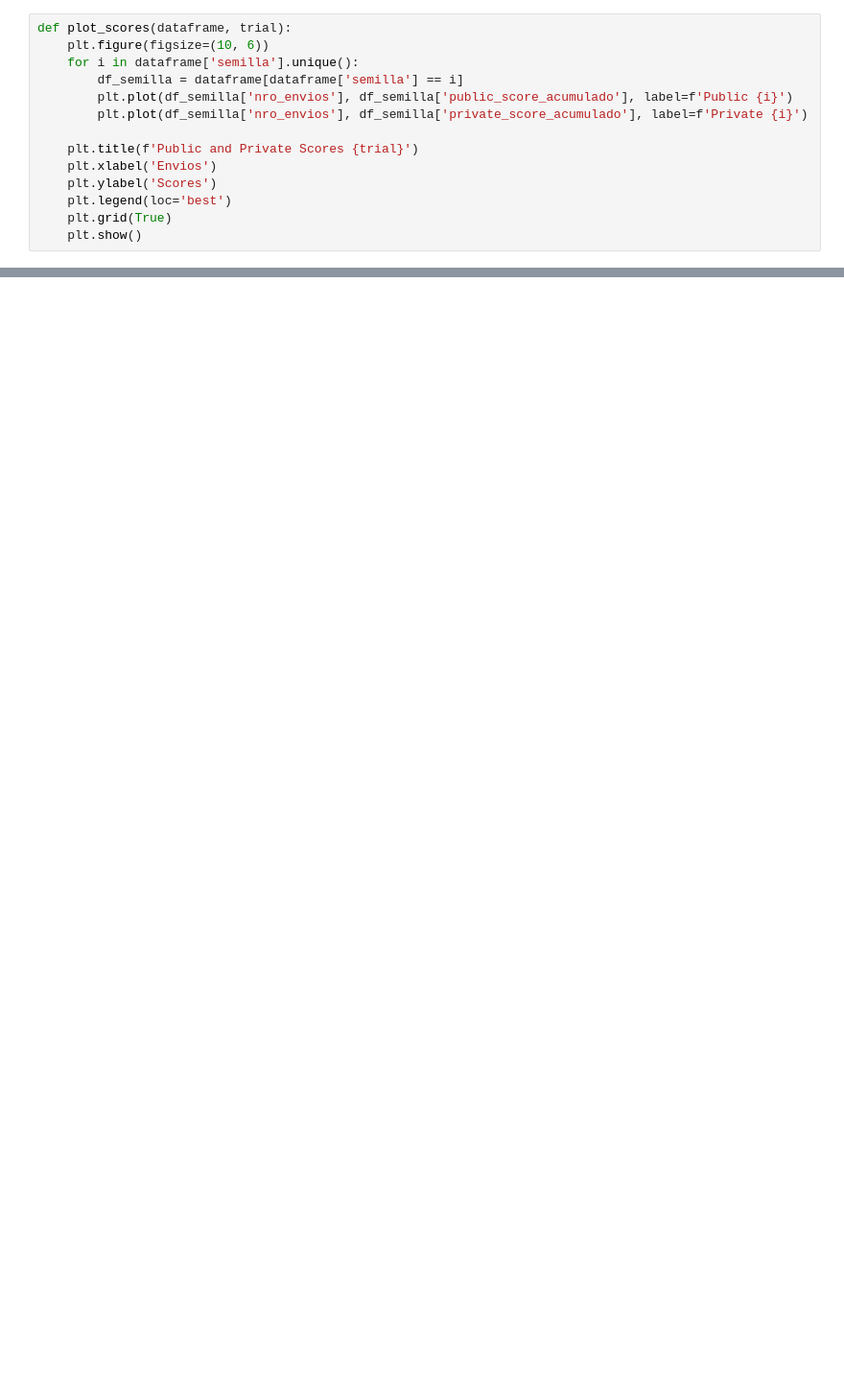
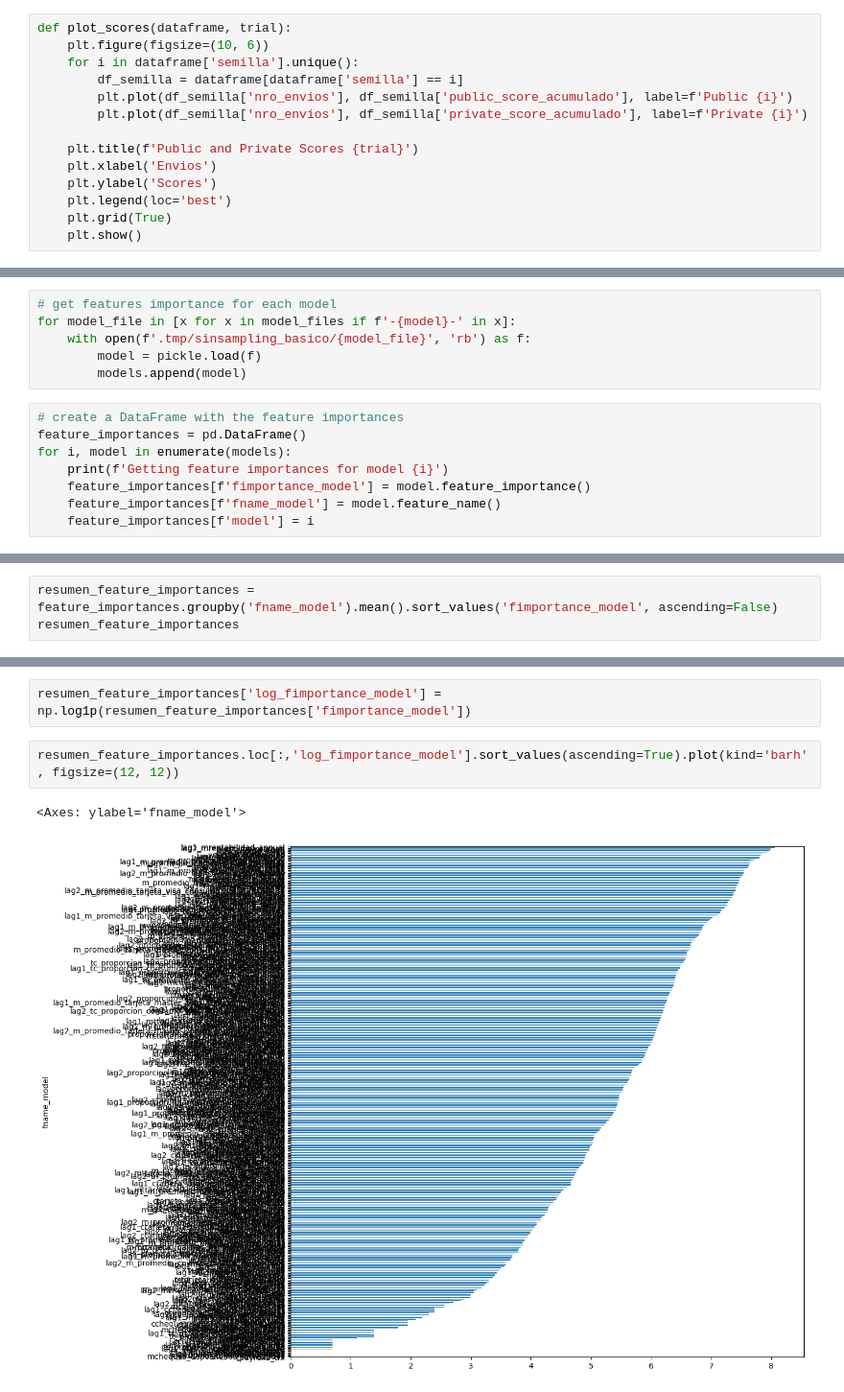
Before and after one commit to jgjuara/pipe-dmeyf24, a Jupyter notebook: testing/evaluacion.ipynb, the cells around one changed output, grey strips where cells are left out. Shown at 96% size. Saved outputs shown, nothing was run; the diff lists cells and outputs as text; blank space fills up the shorter version.

```diff
--- a/testing/evaluacion.ipynb
+++ b/testing/evaluacion.ipynb
@@ -113,0 +214,14 @@ for i in dataframes_concat['trial'].unique():
+# %%
+# get features importance for each model
+for model_file in [x for x in model_files if f'-{model}-' in x]:
+    with open(f'.tmp/sinsampling_basico/{model_file}', 'rb') as f:
+        model = pickle.load(f)
+        models.append(model)
+# %%
+# create a DataFrame with the feature importances
+feature_importances = pd.DataFrame()
+for i, model in enumerate(models):
+    print(f'Getting feature importances for model {i}')
+    feature_importances[f'fimportance_model'] = model.feature_importance()
+    feature_importances[f'fname_model'] = model.feature_name()
+    feature_importances[f'model'] = i
@@ -113,0 +251,3 @@ for i in dataframes_concat['trial'].unique():
+# %%
+resumen_feature_importances = feature_importances.groupby('fname_model').mean().sort_values('fimportance_model', ascending=False)
+resumen_feature_importances
@@ -113,0 +269,7 @@ for i in dataframes_concat['trial'].unique():
+# %%
+resumen_feature_importances['log_fimportance_model'] = np.log1p(resumen_feature_importances['fimportance_model'])
+# %%
+resumen_feature_importances.loc[:,'log_fimportance_model'].sort_values(ascending=True).plot(kind='barh', figsize=(12, 12))
+# %% [output]
+<Axes: ylabel='fname_model'>
+[figure, added]
```
Also changed, not shown: parts of 31 cells of this notebook.
